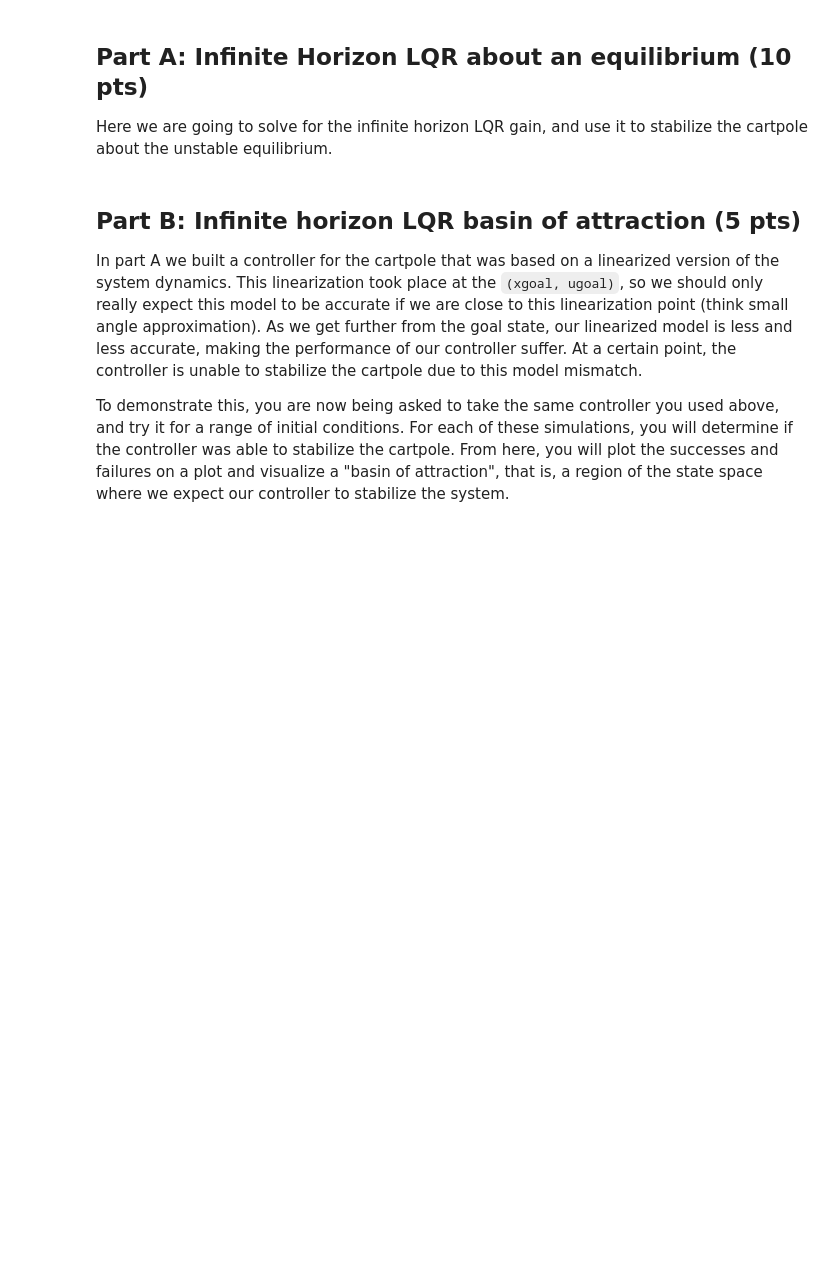
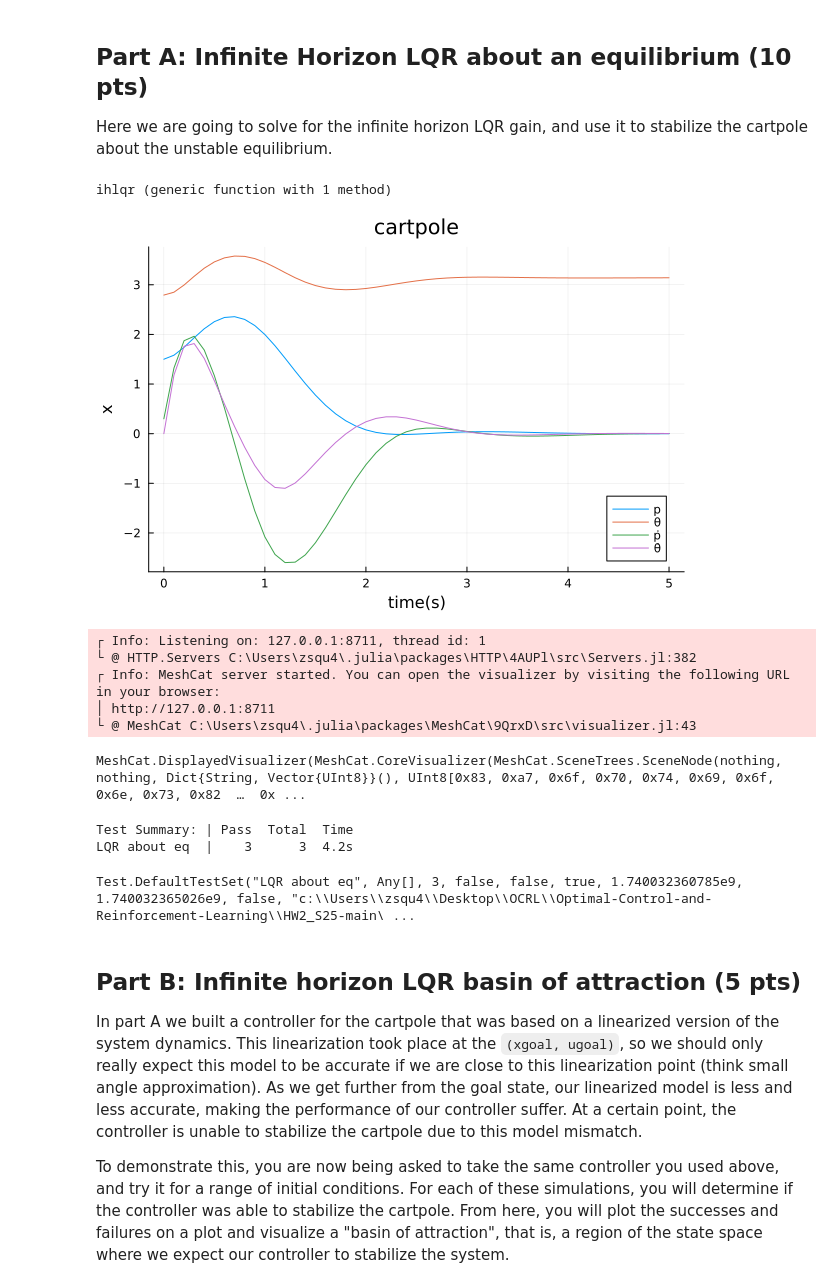
Before and after one commit to zsqu4re/Optimal-Control-and-Reinforcement-Learning, a Jupyter notebook: HW2_S25-main/Q2.ipynb, the cells around one changed output. Drawn from its saved outputs; the diff is of its cells as text; code cells hidden in the pictures; blank space fills up the shorter version.

```diff
--- a/HW2_S25-main/Q2.ipynb
+++ b/HW2_S25-main/Q2.ipynb
@@ -104,6 +109,36 @@ end
 # %% [markdown]
 ## Part A: Infinite Horizon LQR about an equilibrium (10 pts)
 Here we are going to solve for the infinite horizon LQR gain, and use it to stabilize the cartpole about the unstable equilibrium.
+# %%
+function ihlqr(A::Matrix,       # vector of A matrices
+    B::Matrix,       # vector of B matrices
+    Q::Matrix,       # cost matrix Q
+    R::Matrix;       # cost matrix R
+    max_iter = 1000, # max iterations for Riccati
+    tol = 1e-5       # convergence tolerance
+    )::Tuple{Matrix, Matrix} # return two matrices
+
+# get size of x and u from B
+    nx, nu = size(B)
+
+# initialize S with Q
+    P = deepcopy(Q)
+
+# Riccati
+    for riccati_iter = 1:max_iter
+
+# TODO
+        K = inv(R + B' * P * B) * B' * P * A
+        P_1 = Q + A' * P * A - A' * P * B * K
+        if norm(P_1 - P) < tol
+            return P_1, K
+        end
+        P = P_1
+    end
+    error("ihlqr did not converge")
+end
+# %% [output]
+ihlqr (generic function with 1 method)
 # %%
 @testset "LQR about eq" begin
 
@@ -128,36 +163,52 @@ Here we are going to solve for the infinite horizon LQR gain, and use it to stab
 
     # estimated parameters (design our controller with these)
     params_est = (mc = 1.0, mp = 0.2, l = 0.5)
 
     # real paremeters (simulate our system with these)
     params_real = (mc = 1.2, mp = 0.16, l = 0.55)
 
     # TODO: solve for the infinite horizon LQR gain Kinf
 
     # cost terms
     Q = diagm([1,1,.05,.1])
     R = 0.1*diagm(ones(nu))
 
-    Kinf = zeros(1,4)
 
+    A = FD.jacobian(x -> rk4(params_est, x, ugoal,dt), xgoal)
+    B = FD.jacobian(u -> rk4(params_est, xgoal, u,dt), ugoal)
+
+    P, Kinf = ihlqr(A, B, Q, R)
     # TODO: simulate this controlled system with rk4(params_real, ...)
-
-
+    for i = 1:N-1
+        u = -Kinf * (X[i] - xgoal) + ugoal
+        X[i+1] = rk4(params_real, X[i], u, dt)
+    end
 
     # ---------------tests and plots/animations---------------
     @test X[1] == x0
     @test norm(X[end])>0
     @test norm(X[end] - xgoal) < 0.1
 
     Xm = hcat(X...)
     display(plot(t_vec,Xm',title = "cartpole",
                  xlabel = "time(s)", ylabel = "x",
                  label = ["p" "θ" "ṗ" "θ̇"]))
 
     # animation stuff
     display(animate_cartpole(X, dt))
     # ---------------tests and plots/animations---------------
 end
+# %% [output]
+[figure, added]
+┌ Info: Listening on: 127.0.0.1:8711, thread id: 1
+└ @ HTTP.Servers C:\Users\zsqu4\.julia\packages\HTTP\4AUPl\src\Servers.jl:382
+┌ Info: MeshCat server started. You can open the visualizer by visiting the following URL in your browser:
+│ http://127.0.0.1:8711
+└ @ MeshCat C:\Users\zsqu4\.julia\packages\MeshCat\9QrxD\src\visualizer.jl:43
+MeshCat.DisplayedVisualizer(MeshCat.CoreVisualizer(MeshCat.SceneTrees.SceneNode(nothing, nothing, Dict{String, Vector{UInt8}}(), UInt8[0x83, 0xa7, 0x6f, 0x70, 0x74, 0x69, 0x6f, 0x6e, 0x73, 0x82  …  0x ...
+Test Summary: | Pass  Total  Time
+LQR about eq  |    3      3  4.2s
+Test.DefaultTestSet("LQR about eq", Any[], 3, false, false, true, 1.740032360785e9, 1.740032365026e9, false, "c:\\Users\\zsqu4\\Desktop\\OCRL\\Optimal-Control-and-Reinforcement-Learning\\HW2_S25-main\ ...
 # %% [markdown]
 ## Part B: Infinite horizon LQR basin of attraction (5 pts)
 
```
Also changed, not shown: parts of 5 cells of this notebook, 2 other files.
